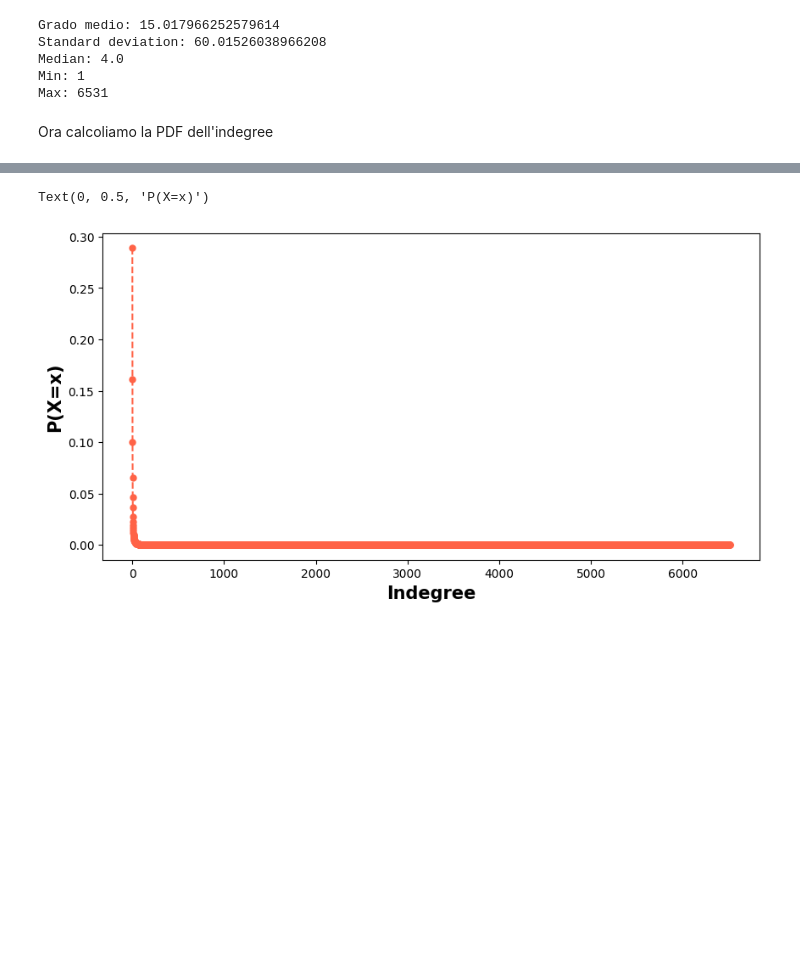
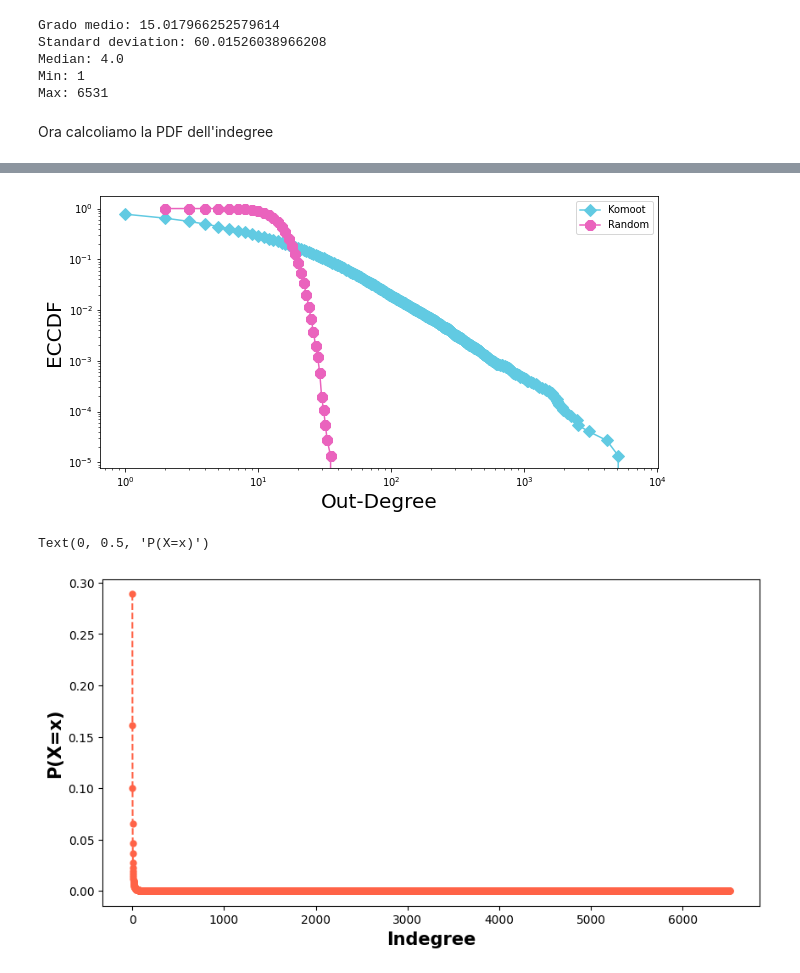
Before and after one commit to r-carissimi/komoot-network-analysis, a Jupyter notebook: progetto.ipynb, the cells around one changed output, grey strips where cells are left out. Drawn from its saved outputs; the diff is of its cells as text; code cells hidden in the pictures; blank space fills up the shorter version.

```diff
--- a/progetto.ipynb
+++ b/progetto.ipynb
@@ -705,3 +850,28 @@ Ora calcoliamo la PDF dell'indegree
+# %%
+out_degrees_dict = dict(g.out_degree())
+out_degrees = list(out_degrees_dict.values())
+random_out_degrees = list(dict(random_digraph_erdos.out_degree()).values())
+
+cdf = ECDF(out_degrees)
+x = np.unique(out_degrees)
+y = cdf(x)
+
+cdf_random = ECDF(random_out_degrees)
+x_random = np.unique(random_out_degrees)
+y_random = cdf_random(x_random)
+
+fig_cdf_fb = plt.figure(figsize=(10,5))
+axes = fig_cdf_fb.gca()
+axes.set_xscale('log')
+axes.set_yscale('log')
+axes.loglog(x,1-y,marker='D',ms=8, linestyle='-', label = "Komoot", color = "#61CAE2")
+axes.loglog(x_random,1-y_random,marker='8',ms=10, linestyle='-', label="Random", color = "#EA63BD")
+axes.legend()
+axes.set_xlabel('Out-Degree',size=20)
+axes.set_ylabel('ECCDF', size = 20)
+plt.show()
+# %% [output]
+[figure, added]
 # %%
 degree_list =list(dict(g.in_degree()).values())
 np.arange(min(degree_list),max(degree_list)+1)
```
Also changed, not shown: parts of 25 cells of this notebook, 1 other file.
